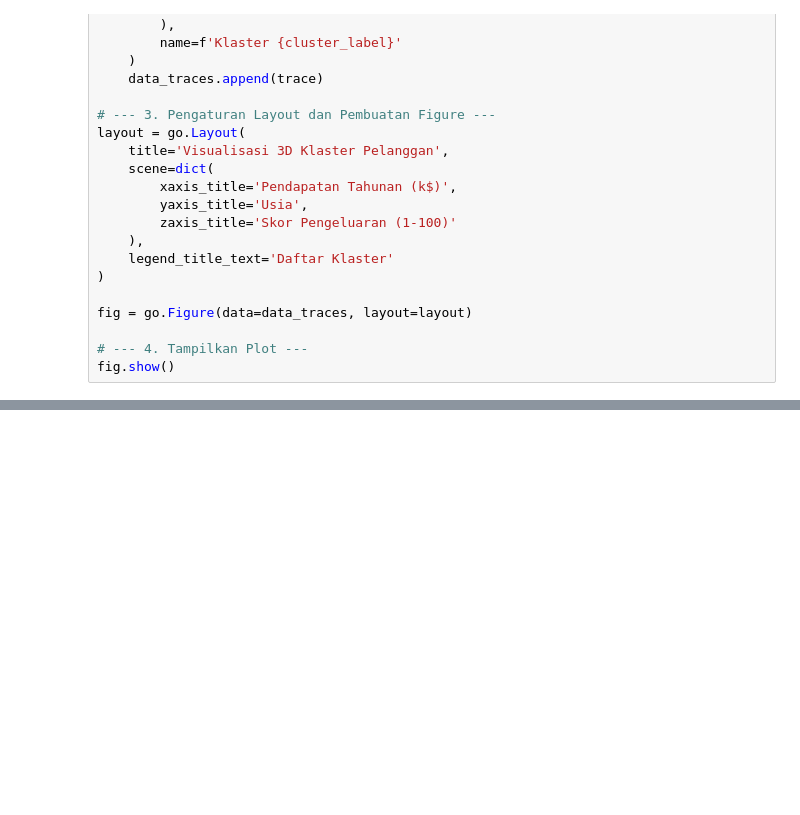
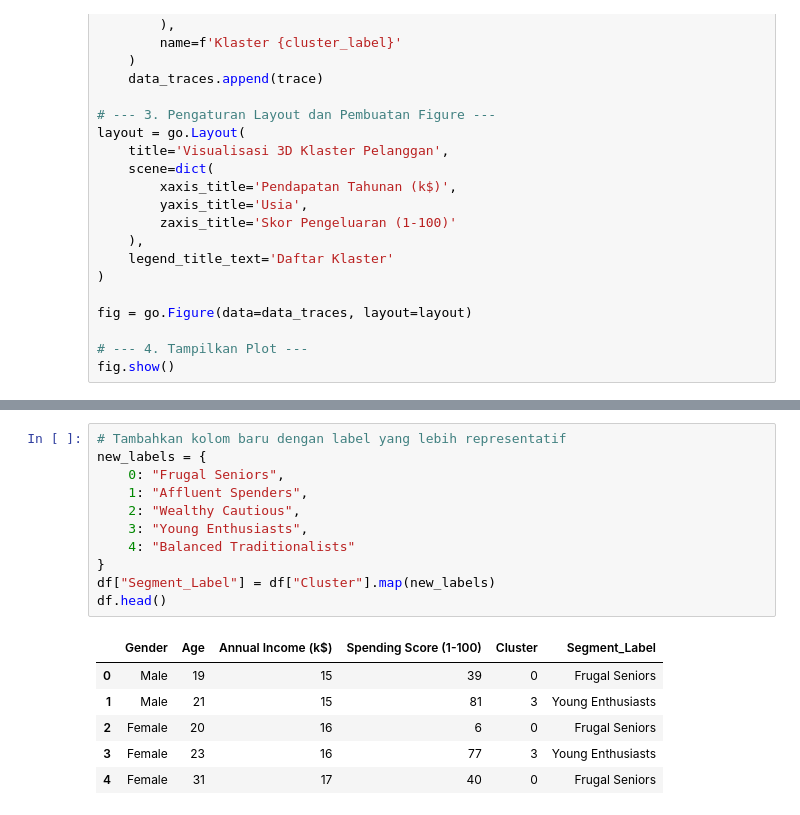
Before and after one commit to 1sleep231/Customer_Segmen, a Jupyter notebook: model/code.ipynb, the cells around one changed output, grey strips where cells are left out. Cells and saved outputs as stored; diff of their text form; blank space fills up the shorter version.

```diff
--- a/model/code.ipynb
+++ b/model/code.ipynb
@@ -373,0 +438,18 @@ fig.show()
+# %%
+# Tambahkan kolom baru dengan label yang lebih representatif
+new_labels = {
+    0: "Frugal Seniors",
+    1: "Affluent Spenders",
+    2: "Wealthy Cautious",
+    3: "Young Enthusiasts",
+    4: "Balanced Traditionalists"
+}
+df["Segment_Label"] = df["Cluster"].map(new_labels)
+df.head()
+# %% [output]
+|  | Gender | Age | Annual Income (k$) | Spending Score (1-100) | Cluster | Segment_Label |
+| 0 | Male | 19 | 15 | 39 | 0 | Frugal Seniors |
+| 1 | Male | 21 | 15 | 81 | 3 | Young Enthusiasts |
+| 2 | Female | 20 | 16 | 6 | 0 | Frugal Seniors |
+| 3 | Female | 23 | 16 | 77 | 3 | Young Enthusiasts |
+| 4 | Female | 31 | 17 | 40 | 0 | Frugal Seniors |
```
Also changed, not shown: parts of 10 cells of this notebook.
